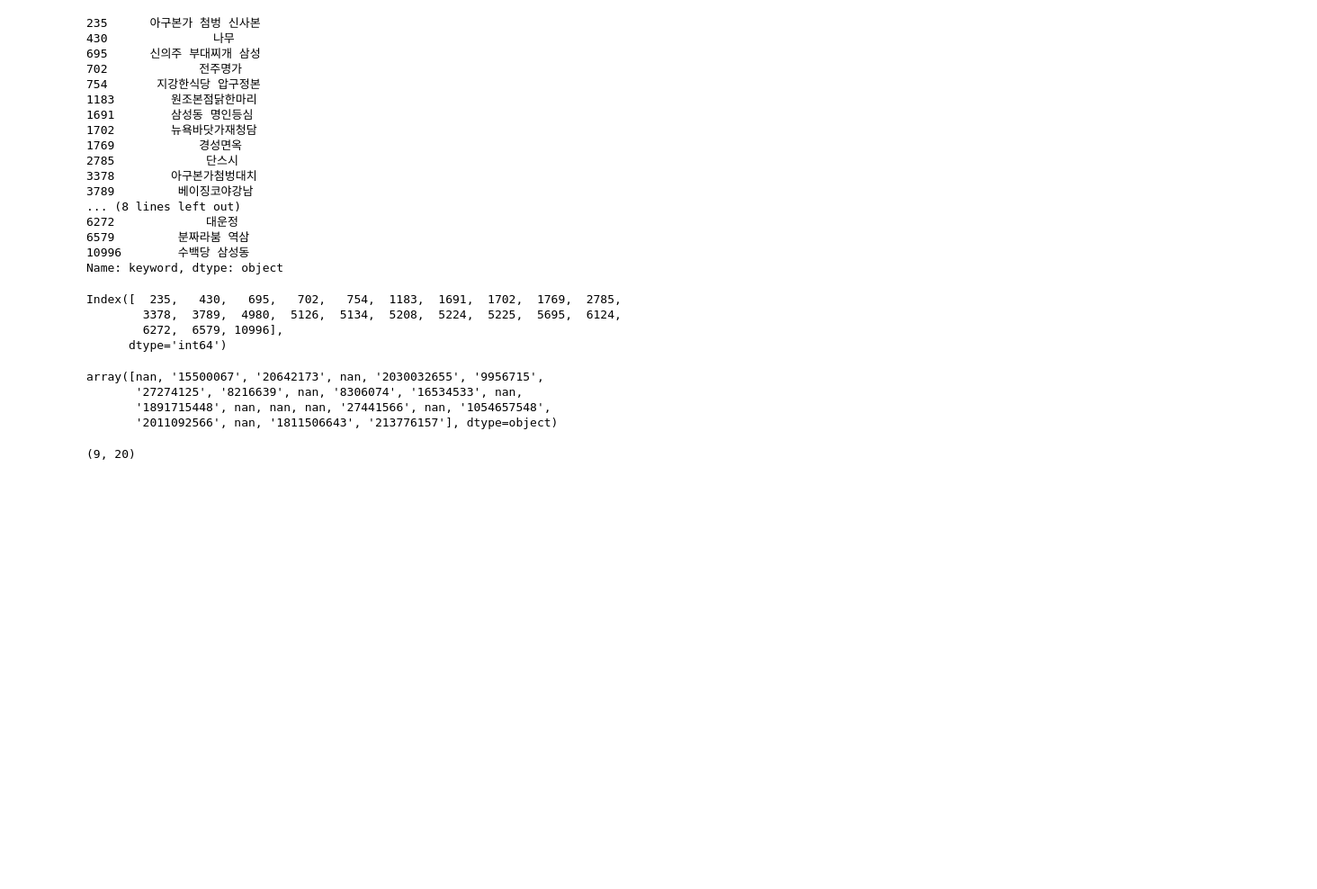
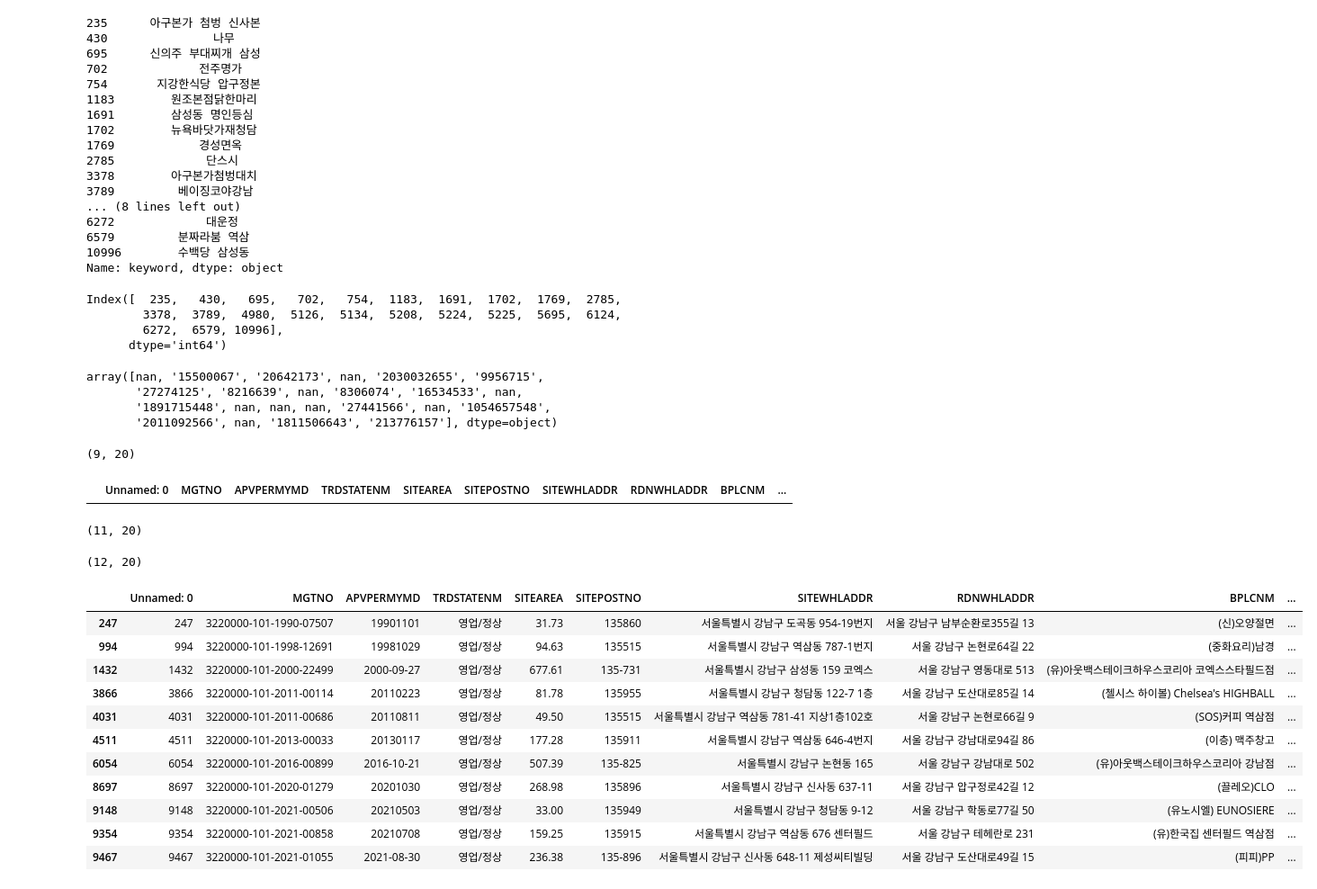
Before and after one commit to benidjor/model-restaurant-in-gangnam, a Jupyter notebook: kakao_reviews_by_request.ipynb, the cells around one changed output. Shown: that part at 90% size. Drawn from its saved outputs; the diff is of its cells as text; code cells hidden in the pictures; blank space fills up the shorter version.

```diff
--- a/kakao_reviews_by_request.ipynb
+++ b/kakao_reviews_by_request.ipynb
@@ -476,5 +476,37 @@ all_df_mod.loc[no_urls_filled.index, "id_mod2"] = no_urls_filled.values
 all_df_mod[(all_df_mod.exemplary_diner.notnull()) & (all_df_mod.id_mod2.isna())].shape
 # %% [output]
 (9, 20)
+# %%
+all_df_mod[all_df_mod.keyword.isna()]
+# %% [output]
+|  | Unnamed: 0 | MGTNO | APVPERMYMD | TRDSTATENM | SITEAREA | SITEPOSTNO | SITEWHLADDR | RDNWHLADDR | BPLCNM | ... |
+# %%
+# keyword가 비어있는 row의 id_mod2 컬럼이 12543930로 들어가 있는 것 확인
+all_df_mod[all_df_mod.keyword == ""].shape
+# %% [output]
+(11, 20)
+# %%
+all_df_mod[all_df_mod.id_mod2=="12543930"].shape
+# %% [output]
+(12, 20)
+# %%
+# id_mod2에 12543930로 중복되는 값들 id_mod에서 index를 찾아 대체
+dup_index = all_df_mod[all_df_mod.keyword == ""].index
+all_df_mod.loc[dup_index, "id_mod2"] = all_df_mod["id_mod"].loc[dup_index]
+# %%
+all_df_mod[all_df_mod.keyword == ""]
+# %% [output]
+|  | Unnamed: 0 | MGTNO | APVPERMYMD | TRDSTATENM | SITEAREA | SITEPOSTNO | SITEWHLADDR | RDNWHLADDR | BPLCNM | ... |
+| 247 | 247 | 3220000-101-1990-07507 | 19901101 | 영업/정상 | 31.73 | 135860 | 서울특별시 강남구 도곡동 954-19번지 | 서울 강남구 남부순환로355길 13 | (신)오양절면 | ... |
+| 994 | 994 | 3220000-101-1998-12691 | 19981029 | 영업/정상 | 94.63 | 135515 | 서울특별시 강남구 역삼동 787-1번지 | 서울 강남구 논현로64길 22 | (중화요리)남경 | ... |
+| 1432 | 1432 | 3220000-101-2000-22499 | 2000-09-27 | 영업/정상 | 677.61 | 135-731 | 서울특별시 강남구 삼성동 159 코엑스 | 서울 강남구 영동대로 513 | (유)아웃백스테이크하우스코리아 코엑스스타필드점 | ... |
+| 3866 | 3866 | 3220000-101-2011-00114 | 20110223 | 영업/정상 | 81.78 | 135955 | 서울특별시 강남구 청담동 122-7 1층 | 서울 강남구 도산대로85길 14 | (첼시스 하이볼) Chelsea's HIGHBALL | ... |
+| 4031 | 4031 | 3220000-101-2011-00686 | 20110811 | 영업/정상 | 49.50 | 135515 | 서울특별시 강남구 역삼동 781-41 지상1층102호 | 서울 강남구 논현로66길 9 | (SOS)커피 역삼점 | ... |
+| 4511 | 4511 | 3220000-101-2013-00033 | 20130117 | 영업/정상 | 177.28 | 135911 | 서울특별시 강남구 역삼동 646-4번지 | 서울 강남구 강남대로94길 86 | (이층) 맥주창고 | ... |
+| 6054 | 6054 | 3220000-101-2016-00899 | 2016-10-21 | 영업/정상 | 507.39 | 135-825 | 서울특별시 강남구 논현동 165 | 서울 강남구 강남대로 502 | (유)아웃백스테이크하우스코리아 강남점 | ... |
+| 8697 | 8697 | 3220000-101-2020-01279 | 20201030 | 영업/정상 | 268.98 | 135896 | 서울특별시 강남구 신사동 637-11 | 서울 강남구 압구정로42길 12 | (끌레오)CLO | ... |
+| 9148 | 9148 | 3220000-101-2021-00506 | 20210503 | 영업/정상 | 33.00 | 135949 | 서울특별시 강남구 청담동 9-12 | 서울 강남구 학동로77길 50 | (유노시엘) EUNOSIERE | ... |
+| 9354 | 9354 | 3220000-101-2021-00858 | 20210708 | 영업/정상 | 159.25 | 135915 | 서울특별시 강남구 역삼동 676 센터필드 | 서울 강남구 테헤란로 231 | (유)한국집 센터필드 역삼점 | ... |
+| 9467 | 9467 | 3220000-101-2021-01055 | 2021-08-30 | 영업/정상 | 236.38 | 135-896 | 서울특별시 강남구 신사동 648-11 제성씨티빌딩 | 서울 강남구 도산대로49길 15 | (피피)PP | ... |
 # %%
 # url 채운 파일 csv로 저장
```
Also changed, not shown: parts of 1 cell of this notebook, 3 other files.
